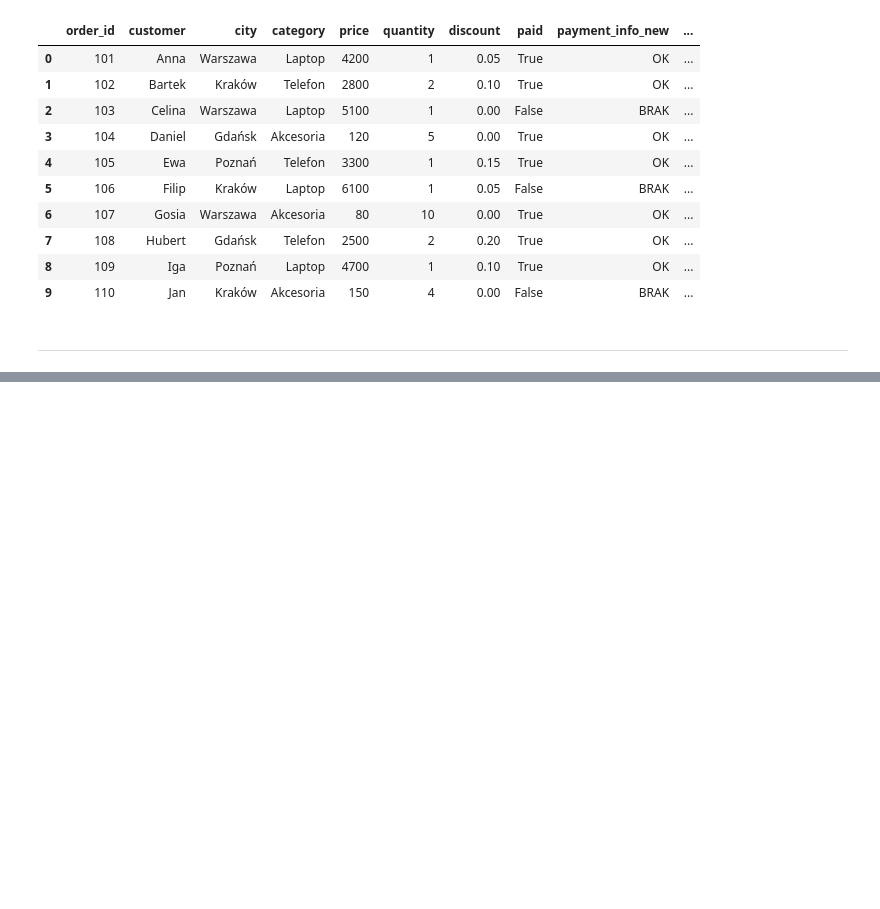
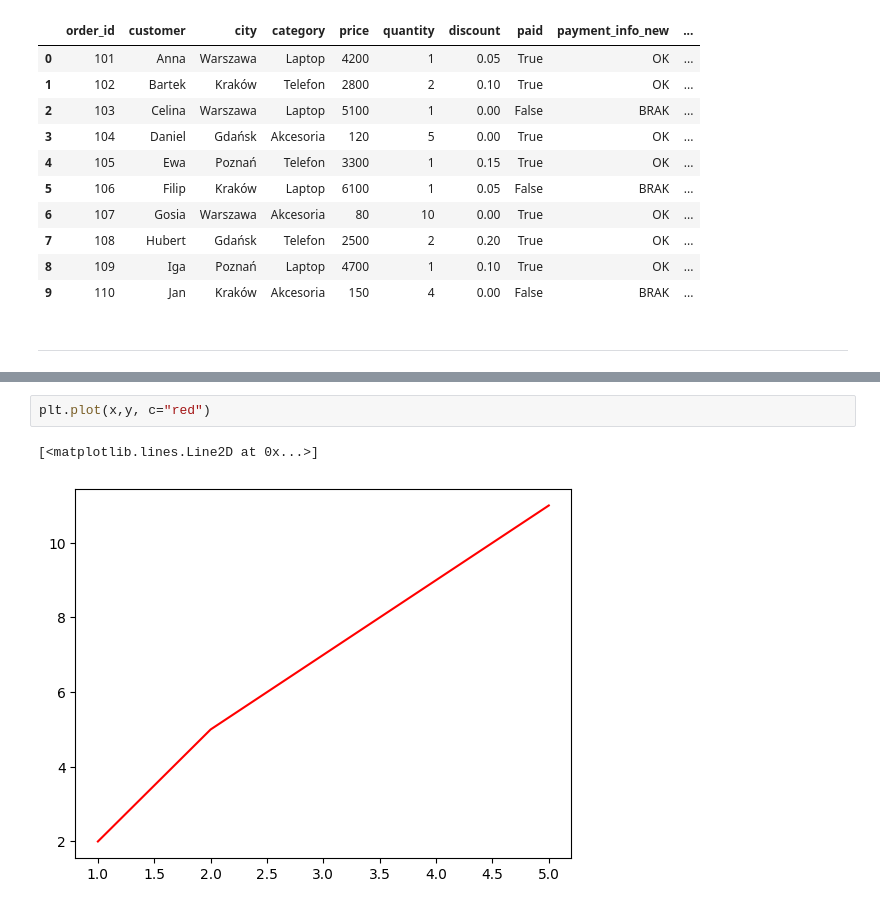
Before and after one commit to rajkonkret/analiza_danych_9_09_2026, a Jupyter notebook: analiza_danych_9_09_2026_zad2.ipynb, the cells around one changed output, grey strips where cells are left out. Saved outputs shown, nothing was run; the diff lists cells and outputs as text; blank space fills up the shorter version.

```diff
--- a/analiza_danych_9_09_2026_zad2.ipynb
+++ b/analiza_danych_9_09_2026_zad2.ipynb
@@ -1618,0 +1914,5 @@ headers = {
+# %%
+plt.plot(x,y, c="red")
+# %% [output]
+[<matplotlib.lines.Line2D at 0x...>]
+[figure, added]
```
Also changed, not shown: parts of 42 cells of this notebook.
